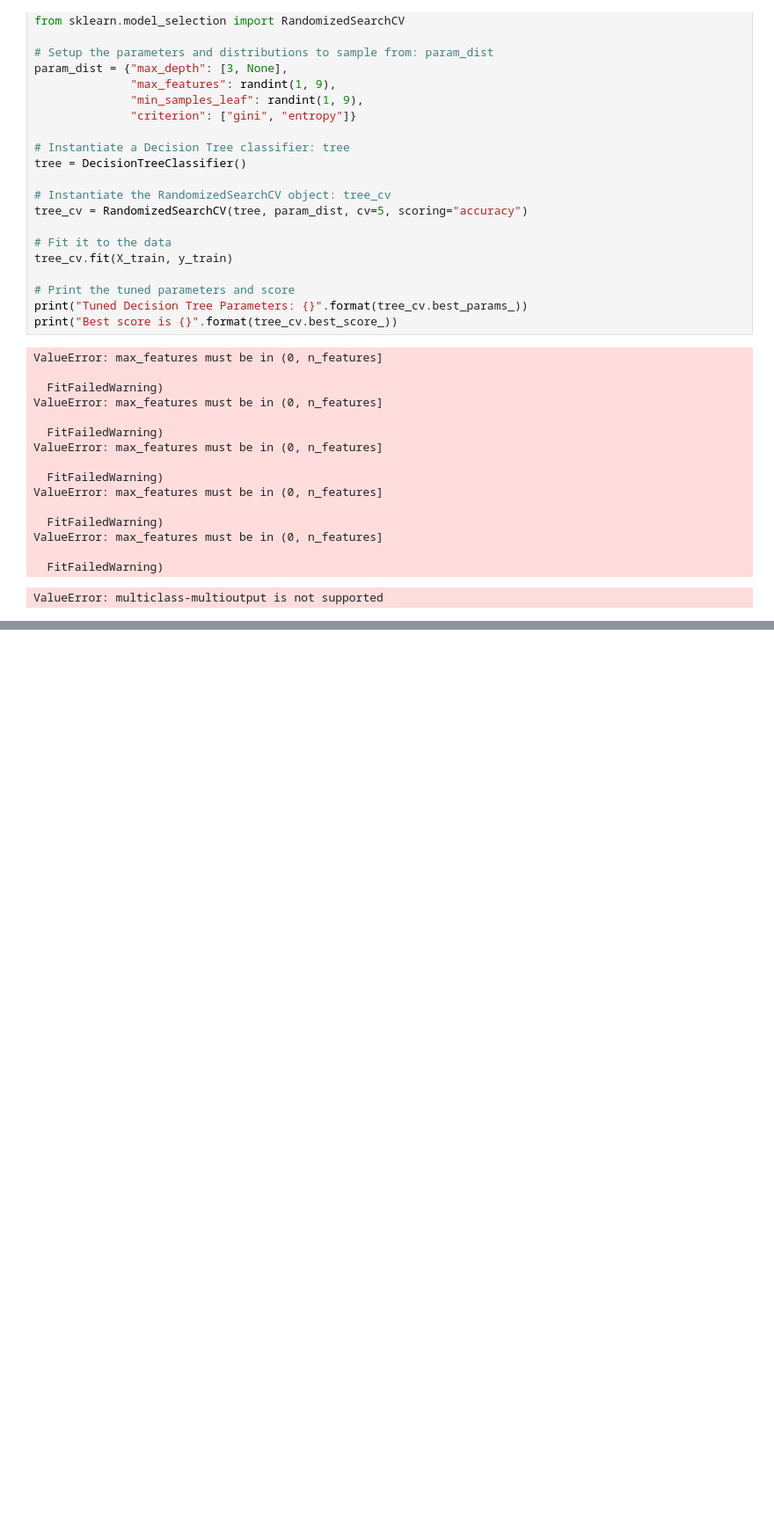
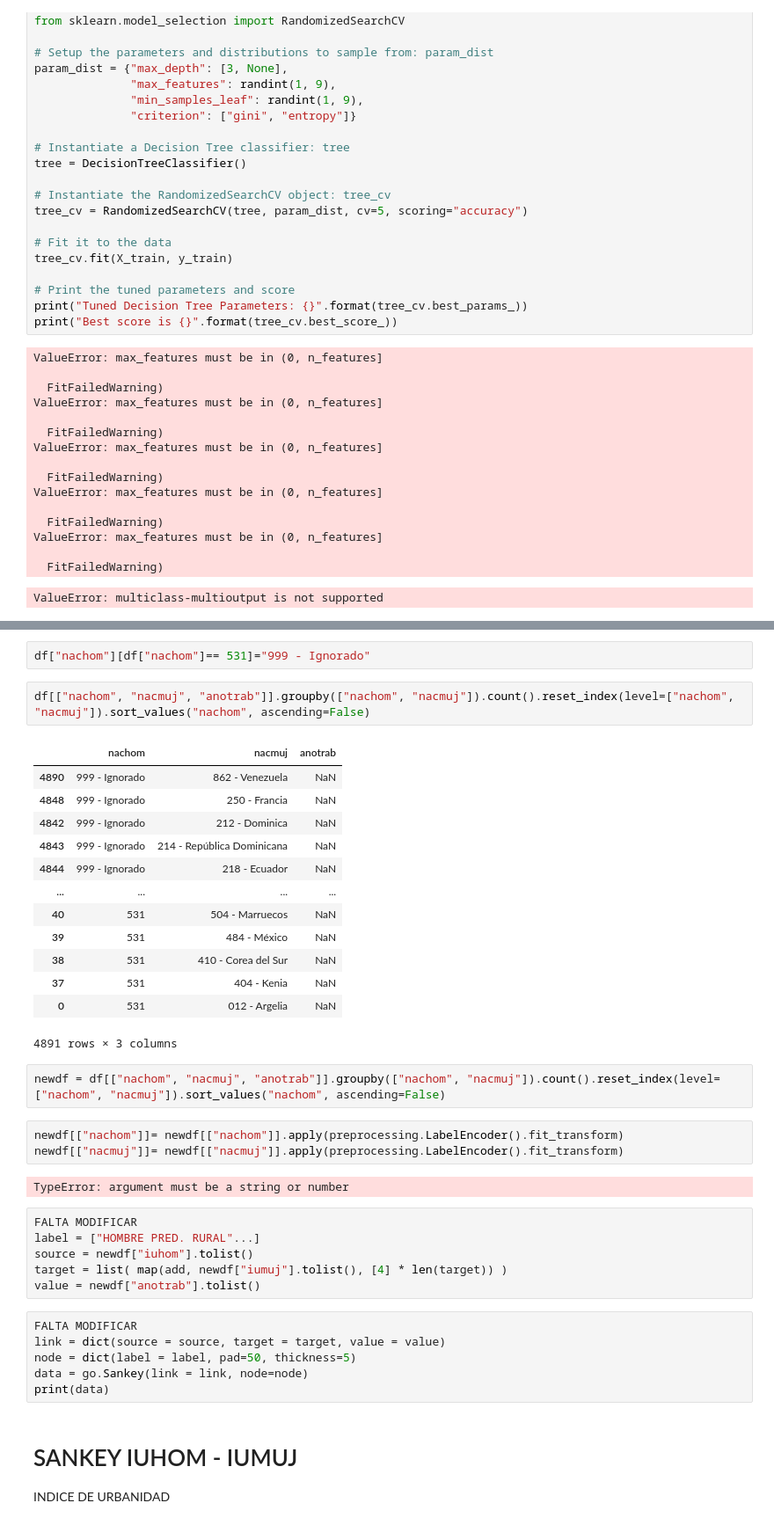
Before and after one commit to jiesquivele/MatchMakerPredictiveModel, a Jupyter notebook: MatchMakerPredictiveModel.ipynb, the cells around one changed output, grey strips where cells are left out. Shown at 88% size. Saved outputs shown, nothing was run; the diff lists cells and outputs as text; blank space fills up the shorter version.

```diff
--- a/MatchMakerPredictiveModel.ipynb
+++ b/MatchMakerPredictiveModel.ipynb
@@ -1656,0 +1905,41 @@ ValueError: multiclass-multioutput is not supported
+# %%
+df["nachom"][df["nachom"]== 531]="999 - Ignorado"
+# %%
+df[["nachom", "nacmuj", "anotrab"]].groupby(["nachom", "nacmuj"]).count().reset_index(level=["nachom", "nacmuj"]).sort_values("nachom", ascending=False)
+# %% [output]
+|  | nachom | nacmuj | anotrab |
+| 4890 | 999 - Ignorado | 862 - Venezuela | NaN |
+| 4848 | 999 - Ignorado | 250 - Francia | NaN |
+| 4842 | 999 - Ignorado | 212 - Dominica | NaN |
+| 4843 | 999 - Ignorado | 214 - República Dominicana | NaN |
+| 4844 | 999 - Ignorado | 218 - Ecuador | NaN |
+| ... | ... | ... | ... |
+| 40 | 531 | 504 - Marruecos | NaN |
+| 39 | 531 | 484 - México | NaN |
+| 38 | 531 | 410 - Corea del Sur | NaN |
+| 37 | 531 | 404 - Kenia | NaN |
+| 0 | 531 | 012 - Argelia | NaN |
+4891 rows × 3 columns
+# %%
+newdf = df[["nachom", "nacmuj", "anotrab"]].groupby(["nachom", "nacmuj"]).count().reset_index(level=["nachom", "nacmuj"]).sort_values("nachom", ascending=False)
+# %%
+newdf[["nachom"]]= newdf[["nachom"]].apply(preprocessing.LabelEncoder().fit_transform)
+newdf[["nacmuj"]]= newdf[["nacmuj"]].apply(preprocessing.LabelEncoder().fit_transform)
+# %% [output]
+TypeError: argument must be a string or number
+# %%
+FALTA MODIFICAR
+label = ["HOMBRE PRED. RURAL"...]
+source = newdf["iuhom"].tolist()
+target = list( map(add, newdf["iumuj"].tolist(), [4] * len(target)) )
+value = newdf["anotrab"].tolist()
+# %%
+FALTA MODIFICAR
+link = dict(source = source, target = target, value = value)
+node = dict(label = label, pad=50, thickness=5)
+data = go.Sankey(link = link, node=node)
+print(data)
+# %% [markdown]
+# SANKEY IUHOM - IUMUJ
+
+INDICE DE URBANIDAD
```
Also changed, not shown: parts of 43 cells of this notebook.
